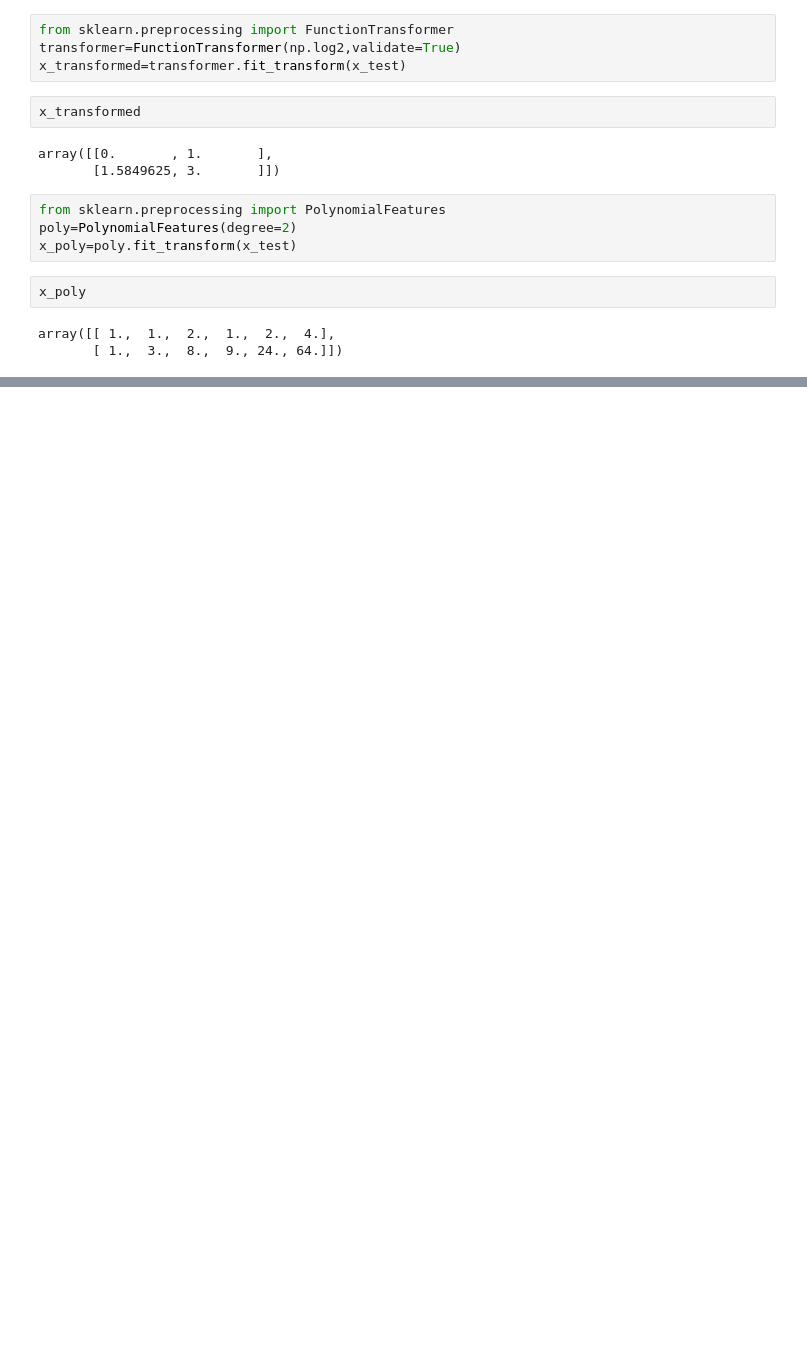
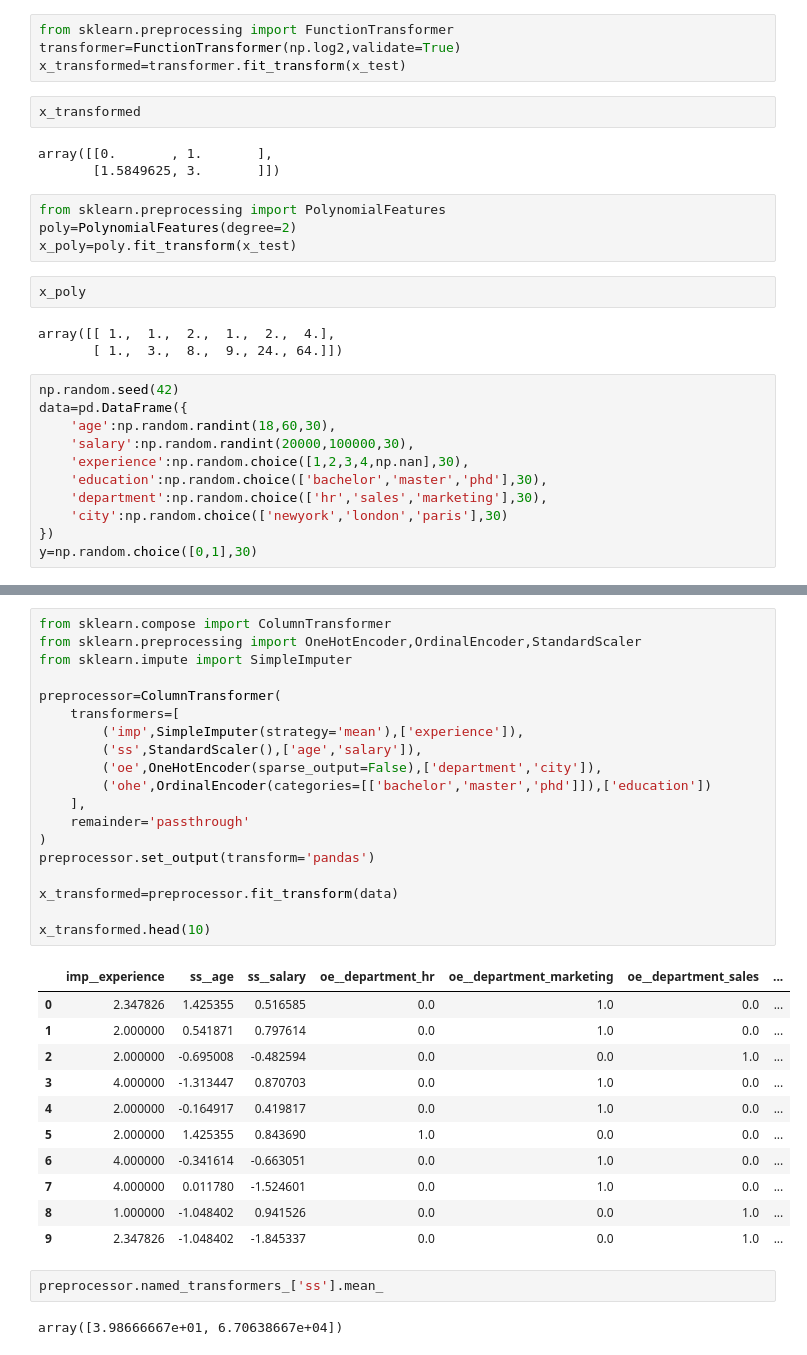
Before and after one commit to 24f1000525/ML, a Jupyter notebook: Preprocessing.ipynb, the cells around one changed output, grey strips where cells are left out. Drawn from its saved outputs; the diff is of its cells as text; blank space fills up the shorter version.

```diff
--- a/Preprocessing.ipynb
+++ b/Preprocessing.ipynb
@@ -133,3 +133,14 @@ x_poly
 # %% [output]
 array([[ 1.,  1.,  2.,  1.,  2.,  4.],
        [ 1.,  3.,  8.,  9., 24., 64.]])
+# %%
+np.random.seed(42)
+data=pd.DataFrame({
+    'age':np.random.randint(18,60,30),
+    'salary':np.random.randint(20000,100000,30),
+    'experience':np.random.choice([1,2,3,4,np.nan],30),
+    'education':np.random.choice(['bachelor','master','phd'],30),
+    'department':np.random.choice(['hr','sales','marketing'],30),
+    'city':np.random.choice(['newyork','london','paris'],30)
+})
+y=np.random.choice([0,1],30)
@@ -135,0 +156,35 @@ array([[ 1.,  1.,  2.,  1.,  2.,  4.],
+# %%
+from sklearn.compose import ColumnTransformer
+from sklearn.preprocessing import OneHotEncoder,OrdinalEncoder,StandardScaler
+from sklearn.impute import SimpleImputer
+
+preprocessor=ColumnTransformer(
+    transformers=[
+        ('imp',SimpleImputer(strategy='mean'),['experience']),
+        ('ss',StandardScaler(),['age','salary']),
+        ('oe',OneHotEncoder(sparse_output=False),['department','city']),
+        ('ohe',OrdinalEncoder(categories=[['bachelor','master','phd']]),['education'])
+    ],
+    remainder='passthrough'
+)
+preprocessor.set_output(transform='pandas')
+
+x_transformed=preprocessor.fit_transform(data)
+
+x_transformed.head(10)
+# %% [output]
+|  | imp__experience | ss__age | ss__salary | oe__department_hr | oe__department_marketing | oe__department_sales | ... |
+| 0 | 2.347826 | 1.425355 | 0.516585 | 0.0 | 1.0 | 0.0 | ... |
+| 1 | 2.000000 | 0.541871 | 0.797614 | 0.0 | 1.0 | 0.0 | ... |
+| 2 | 2.000000 | -0.695008 | -0.482594 | 0.0 | 0.0 | 1.0 | ... |
+| 3 | 4.000000 | -1.313447 | 0.870703 | 0.0 | 1.0 | 0.0 | ... |
+| 4 | 2.000000 | -0.164917 | 0.419817 | 0.0 | 1.0 | 0.0 | ... |
+| 5 | 2.000000 | 1.425355 | 0.843690 | 1.0 | 0.0 | 0.0 | ... |
+| 6 | 4.000000 | -0.341614 | -0.663051 | 0.0 | 1.0 | 0.0 | ... |
+| 7 | 4.000000 | 0.011780 | -1.524601 | 0.0 | 1.0 | 0.0 | ... |
+| 8 | 1.000000 | -1.048402 | 0.941526 | 0.0 | 0.0 | 1.0 | ... |
+| 9 | 2.347826 | -1.048402 | -1.845337 | 0.0 | 0.0 | 1.0 | ... |
+# %%
+preprocessor.named_transformers_['ss'].mean_
+# %% [output]
+array([3.98666667e+01, 6.70638667e+04])
```
Also changed, not shown: parts of 2 cells of this notebook.
